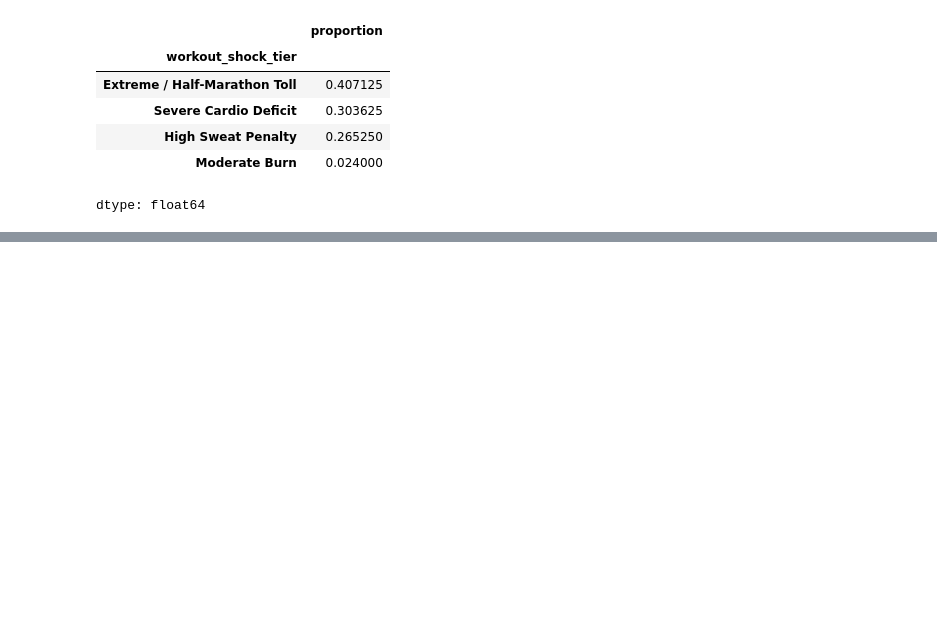
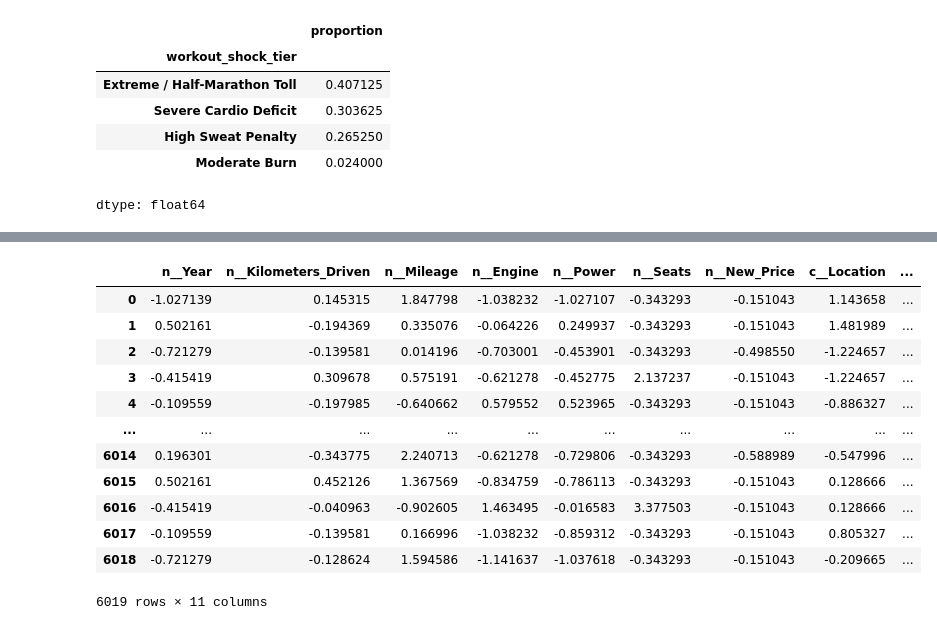
Before and after one commit to fernandyan/MyGoogleColab, a Jupyter notebook: fernand_flask2.ipynb, the cells around one changed output, grey strips where cells are left out. Cells and saved outputs as stored; diff of their text form; code cells hidden in the pictures; blank space fills up the shorter version.

```diff
--- a/fernand_flask2.ipynb
+++ b/fernand_flask2.ipynb
@@ -299,0 +449,6 @@ dtype: float64
+# %%
+# 1. Define the transformers for each type of column
+number_transformer = Pipeline(steps=[
+    ('imputer', SimpleImputer(strategy='median')),
+    ('scaler', StandardScaler())
+])
@@ -299,0 +519,17 @@ dtype: float64
+# %%
+df_pre = CT_preprocessor.fit_transform(X)
+df_pre
+# %% [output]
+|  | n__Year | n__Kilometers_Driven | n__Mileage | n__Engine | n__Power | n__Seats | n__New_Price | c__Location | ... |
+| 0 | -1.027139 | 0.145315 | 1.847798 | -1.038232 | -1.027107 | -0.343293 | -0.151043 | 1.143658 | ... |
+| 1 | 0.502161 | -0.194369 | 0.335076 | -0.064226 | 0.249937 | -0.343293 | -0.151043 | 1.481989 | ... |
+| 2 | -0.721279 | -0.139581 | 0.014196 | -0.703001 | -0.453901 | -0.343293 | -0.498550 | -1.224657 | ... |
+| 3 | -0.415419 | 0.309678 | 0.575191 | -0.621278 | -0.452775 | 2.137237 | -0.151043 | -1.224657 | ... |
+| 4 | -0.109559 | -0.197985 | -0.640662 | 0.579552 | 0.523965 | -0.343293 | -0.151043 | -0.886327 | ... |
+| ... | ... | ... | ... | ... | ... | ... | ... | ... | ... |
+| 6014 | 0.196301 | -0.343775 | 2.240713 | -0.621278 | -0.729806 | -0.343293 | -0.588989 | -0.547996 | ... |
+| 6015 | 0.502161 | 0.452126 | 1.367569 | -0.834759 | -0.786113 | -0.343293 | -0.151043 | 0.128666 | ... |
+| 6016 | -0.415419 | -0.040963 | -0.902605 | 1.463495 | -0.016583 | 3.377503 | -0.151043 | 0.128666 | ... |
+| 6017 | -0.109559 | -0.139581 | 0.166996 | -1.038232 | -0.859312 | -0.343293 | -0.151043 | 0.805327 | ... |
+| 6018 | -0.721279 | -0.128624 | 1.594586 | -1.141637 | -1.037618 | -0.343293 | -0.151043 | -0.209665 | ... |
+6019 rows × 11 columns
```
Also changed, not shown: parts of 34 cells of this notebook.
